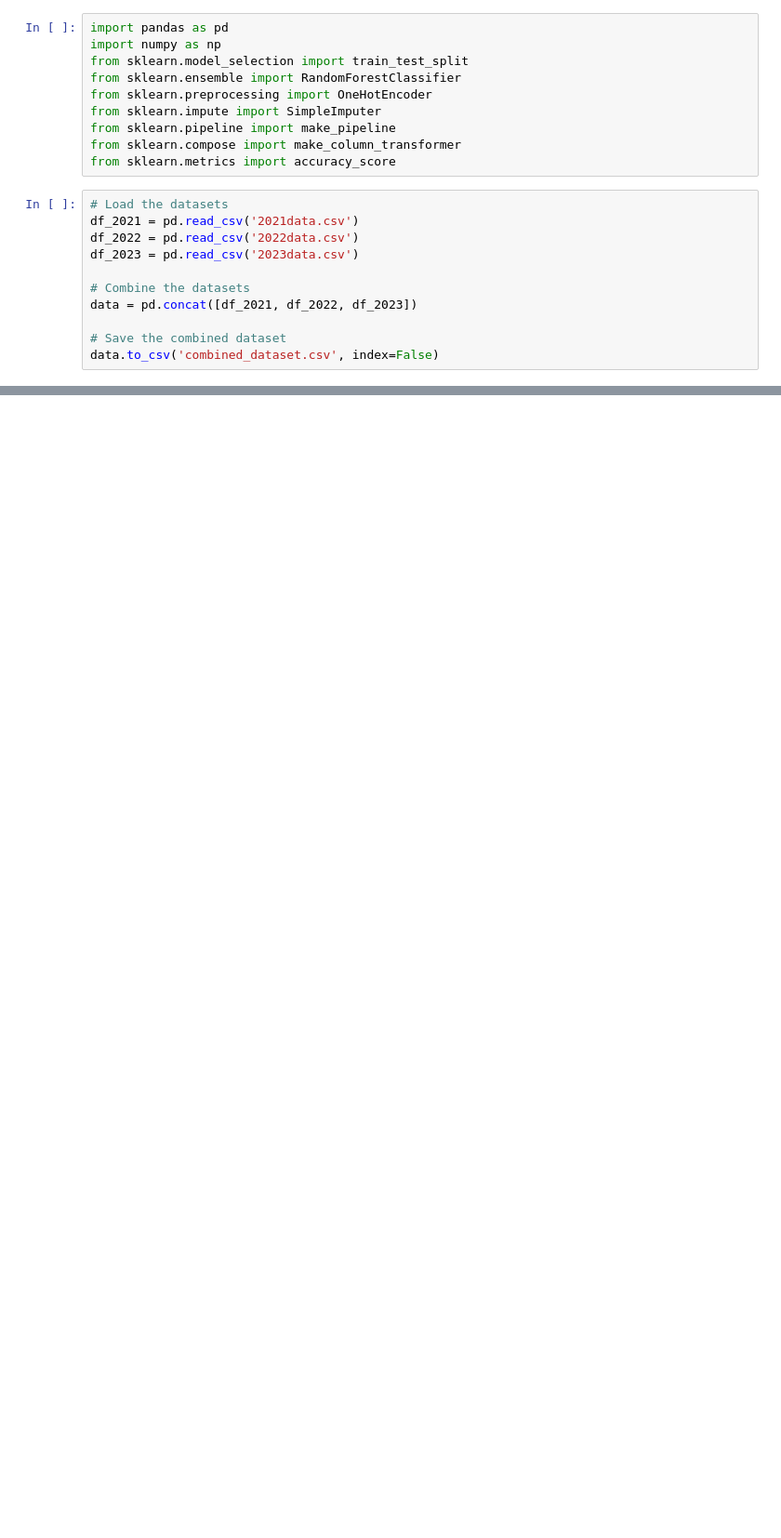
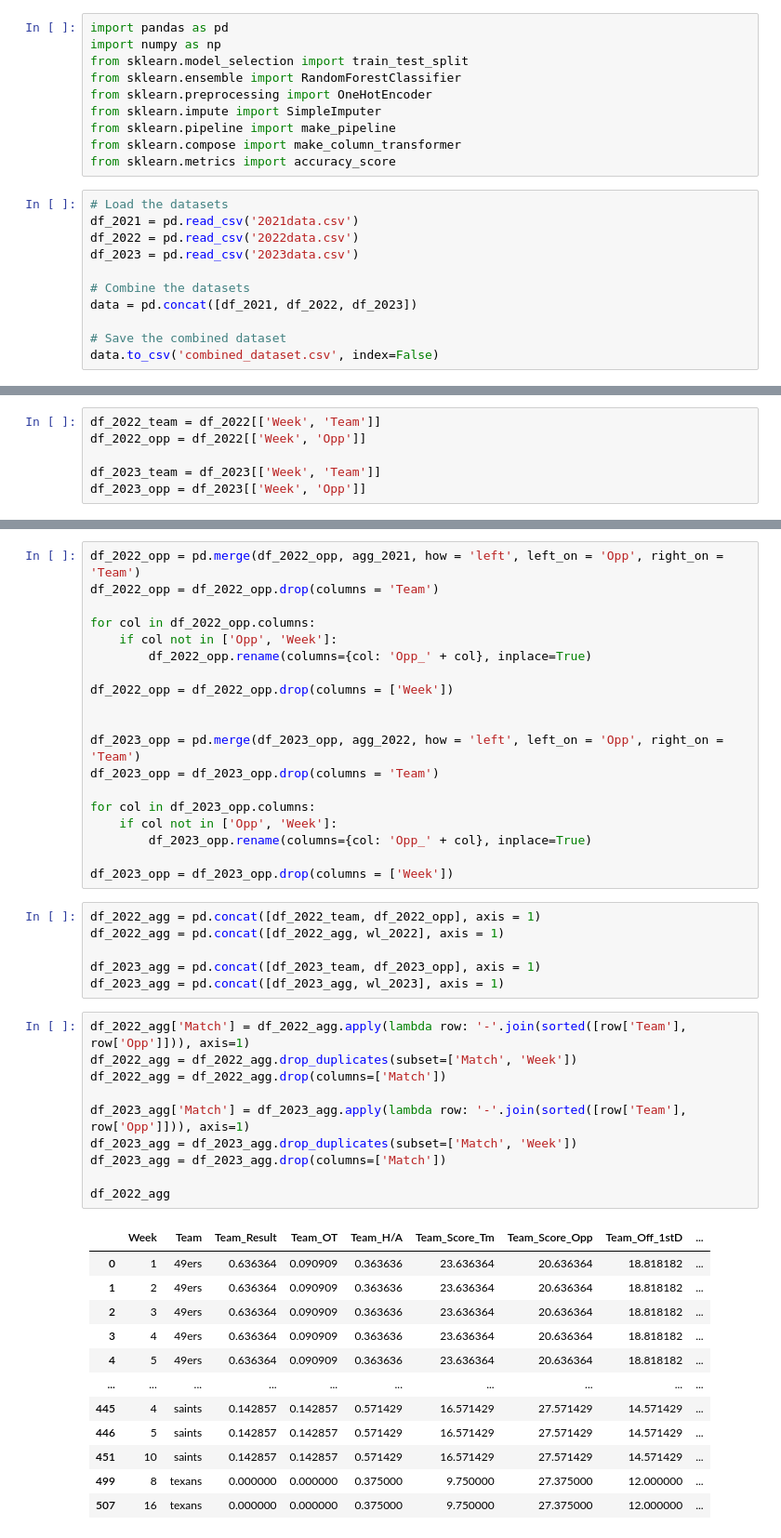
Before and after one commit to pawlow54/CMSE482, a Jupyter notebook: Developing.ipynb, the cells around one changed output, grey strips where cells are left out. Shown at 93% size. Drawn from its saved outputs; the diff is of its cells as text; blank space fills up the shorter version.

```diff
--- a/Developing.ipynb
+++ b/Developing.ipynb
@@ -100,0 +248,6 @@ Name: count, Length: 81, dtype: int64
+# %%
+df_2022_team = df_2022[['Week', 'Team']]
+df_2022_opp = df_2022[['Week', 'Opp']]
+
+df_2023_team = df_2023[['Week', 'Team']]
+df_2023_opp = df_2023[['Week', 'Opp']]
@@ -100,0 +267,48 @@ Name: count, Length: 81, dtype: int64
+# %%
+df_2022_opp = pd.merge(df_2022_opp, agg_2021, how = 'left', left_on = 'Opp', right_on = 'Team')
+df_2022_opp = df_2022_opp.drop(columns = 'Team')
+
+for col in df_2022_opp.columns:
+    if col not in ['Opp', 'Week']:
+        df_2022_opp.rename(columns={col: 'Opp_' + col}, inplace=True)
+
+df_2022_opp = df_2022_opp.drop(columns = ['Week'])
+
+
+df_2023_opp = pd.merge(df_2023_opp, agg_2022, how = 'left', left_on = 'Opp', right_on = 'Team')
+df_2023_opp = df_2023_opp.drop(columns = 'Team')
+
+for col in df_2023_opp.columns:
+    if col not in ['Opp', 'Week']:
+        df_2023_opp.rename(columns={col: 'Opp_' + col}, inplace=True)
+
+df_2023_opp = df_2023_opp.drop(columns = ['Week'])
+# %%
+df_2022_agg = pd.concat([df_2022_team, df_2022_opp], axis = 1)
+df_2022_agg = pd.concat([df_2022_agg, wl_2022], axis = 1)
+
+df_2023_agg = pd.concat([df_2023_team, df_2023_opp], axis = 1)
+df_2023_agg = pd.concat([df_2023_agg, wl_2023], axis = 1)
+# %%
+df_2022_agg['Match'] = df_2022_agg.apply(lambda row: '-'.join(sorted([row['Team'], row['Opp']])), axis=1)
+df_2022_agg = df_2022_agg.drop_duplicates(subset=['Match', 'Week'])
+df_2022_agg = df_2022_agg.drop(columns=['Match'])
+
+df_2023_agg['Match'] = df_2023_agg.apply(lambda row: '-'.join(sorted([row['Team'], row['Opp']])), axis=1)
+df_2023_agg = df_2023_agg.drop_duplicates(subset=['Match', 'Week'])
+df_2023_agg = df_2023_agg.drop(columns=['Match'])
+
+df_2022_agg
+# %% [output]
+|  | Week | Team | Team_Result | Team_OT | Team_H/A | Team_Score_Tm | Team_Score_Opp | Team_Off_1stD | ... |
+| 0 | 1 | 49ers | 0.636364 | 0.090909 | 0.363636 | 23.636364 | 20.636364 | 18.818182 | ... |
+| 1 | 2 | 49ers | 0.636364 | 0.090909 | 0.363636 | 23.636364 | 20.636364 | 18.818182 | ... |
+| 2 | 3 | 49ers | 0.636364 | 0.090909 | 0.363636 | 23.636364 | 20.636364 | 18.818182 | ... |
+| 3 | 4 | 49ers | 0.636364 | 0.090909 | 0.363636 | 23.636364 | 20.636364 | 18.818182 | ... |
+| 4 | 5 | 49ers | 0.636364 | 0.090909 | 0.363636 | 23.636364 | 20.636364 | 18.818182 | ... |
+| ... | ... | ... | ... | ... | ... | ... | ... | ... | ... |
+| 445 | 4 | saints | 0.142857 | 0.142857 | 0.571429 | 16.571429 | 27.571429 | 14.571429 | ... |
+| 446 | 5 | saints | 0.142857 | 0.142857 | 0.571429 | 16.571429 | 27.571429 | 14.571429 | ... |
+| 451 | 10 | saints | 0.142857 | 0.142857 | 0.571429 | 16.571429 | 27.571429 | 14.571429 | ... |
+| 499 | 8 | texans | 0.000000 | 0.000000 | 0.375000 | 9.750000 | 27.375000 | 12.000000 | ... |
+| 507 | 16 | texans | 0.000000 | 0.000000 | 0.375000 | 9.750000 | 27.375000 | 12.000000 | ... |
```
Also changed, not shown: parts of 27 cells of this notebook.
